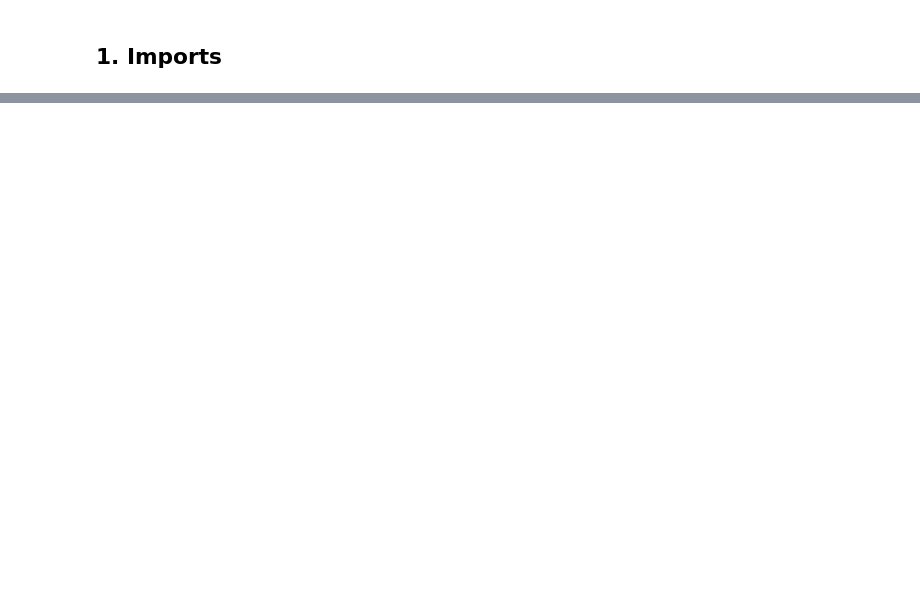
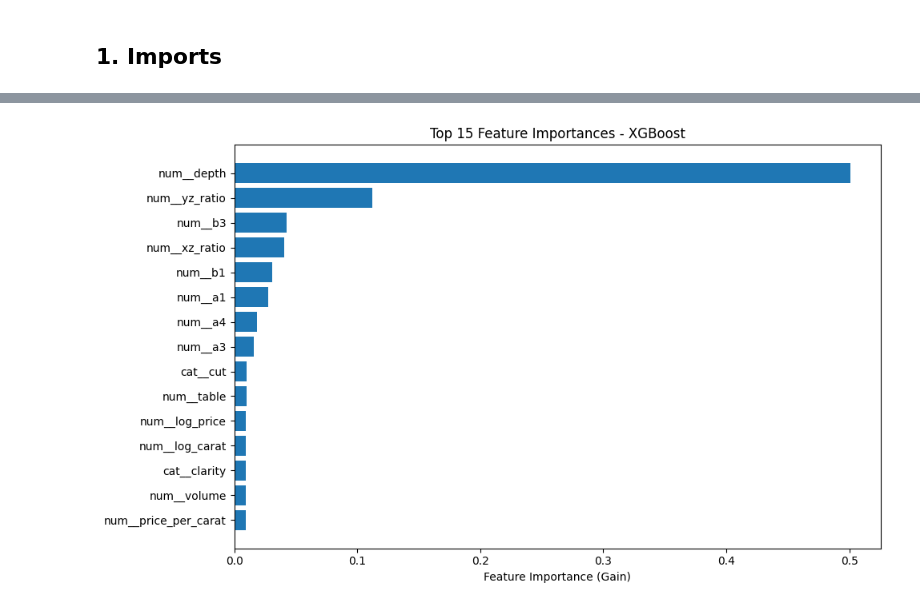
Before and after one commit to Climber1705/CW1-Tabular-Regression, a Jupyter notebook: notebooks/03-hyperparameter-tuning.ipynb, the cells around one changed output, grey strips where cells are left out. Saved outputs shown, nothing was run; the diff lists cells and outputs as text; code cells hidden in the pictures; blank space fills up the shorter version.

```diff
--- a/notebooks/03-hyperparameter-tuning.ipynb
+++ b/notebooks/03-hyperparameter-tuning.ipynb
@@ -186,0 +158,10 @@ plt.show()
+# %%
+best_model_name = final_results.iloc[0]["Model"]
+best_model_parameters = final_results.iloc[0]["Best Parameters"]
+best_model_r2 = final_results.iloc[0]["R²"]
+
+print(f"Best Model: {best_model_name}")
+print(f"Cross-Validated R²: {best_model_r2:.6f}")
+print(f"Best Parameters:")
+for parameter, value in best_model_parameters.items():
+    print(f"  {parameter}: {value}")
@@ -186,0 +182,11 @@ plt.show()
+# %%
+final_model = build_pipeline(
+    XGBRegressor(
+        random_state=42,
+        verbosity=0,
+        n_jobs=-1,
+        **{k.replace("model__", ""): v for k, v in best_model_parameters.items()}
+    )
+)
+
+final_model.fit(X, Y)
@@ -186,0 +216,14 @@ plt.show()
+# %%
+preprocessor = final_model.named_steps["preprocessor"]
+model = final_model.named_steps["model"]
+
+feature_names = preprocessor.get_feature_names_out()
+
+importances = model.feature_importances_
+
+importance_df = pd.DataFrame({
+    "Feature": feature_names,
+    "Importance": importances
+}).sort_values("Importance", ascending=False)
+
+importance_df.head(15)
@@ -186,0 +247,11 @@ plt.show()
+# %%
+plt.figure(figsize=(10,6))
+plt.barh(importance_df["Feature"][:15][::-1], importance_df["Importance"][:15][::-1])
+
+plt.xlabel("Feature Importance (Gain)")
+plt.title("Top 15 Feature Importances - XGBoost")
+plt.tight_layout()
+plt.savefig("../figures/feature_importance.png", dpi=300)
+plt.show()
+# %% [output]
+[figure, added]
```
Also changed, not shown: parts of 37 cells of this notebook.
